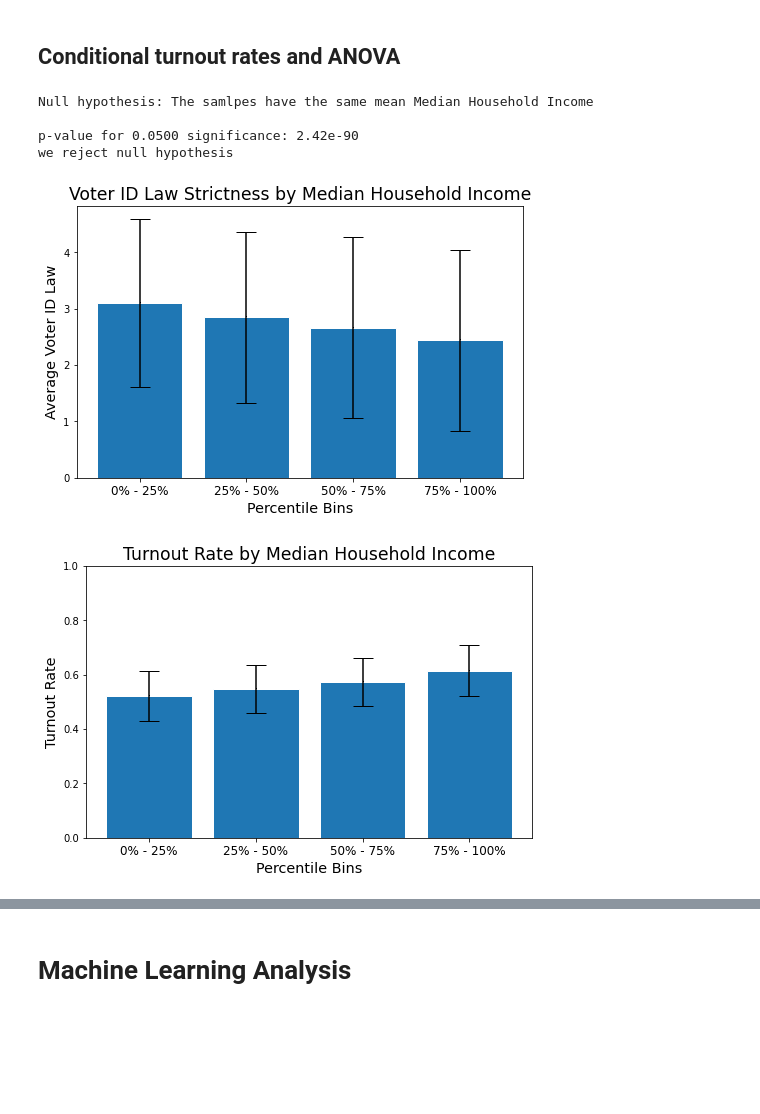
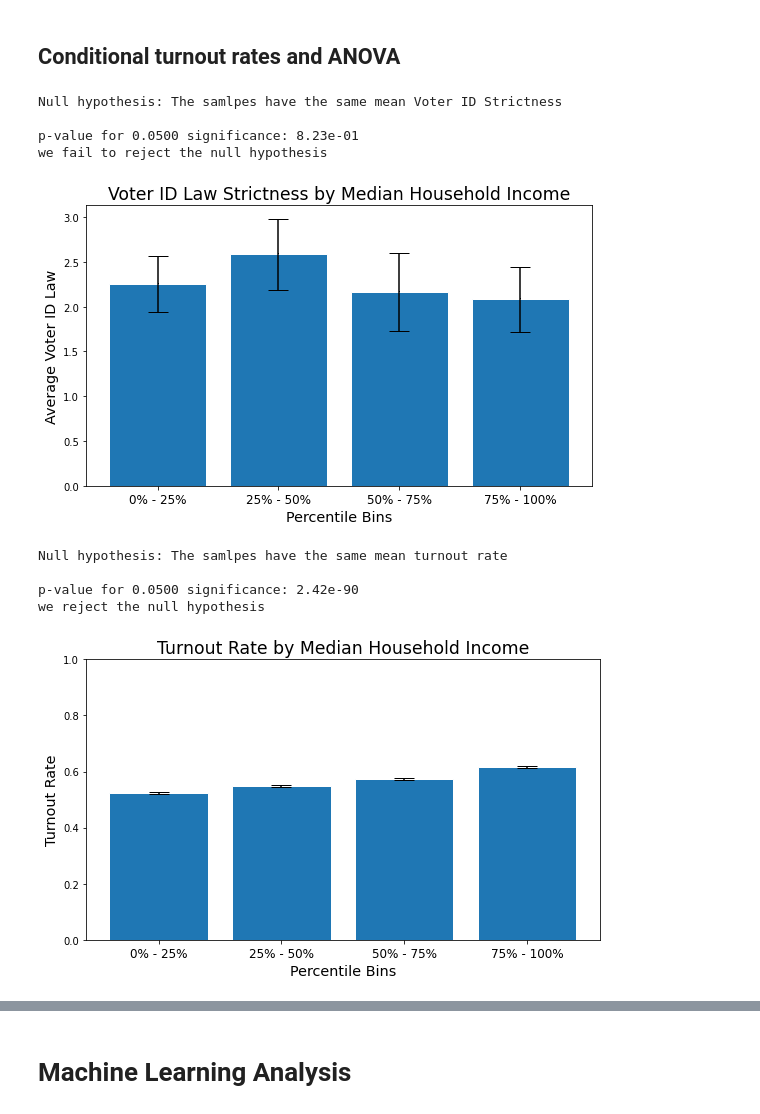
Before and after one commit to DesiPilla/demographics-voterid-turnout, a Jupyter notebook: Data_Analysis.ipynb, the cells around one changed output, grey strips where cells are left out. Drawn from its saved outputs; the diff is of its cells as text; code cells hidden in the pictures; blank space fills up the shorter version.

```diff
--- a/Data_Analysis.ipynb
+++ b/Data_Analysis.ipynb
@@ -58,0 +65,9 @@ turngeo_mainland = gp.read_file('/content/drive/My Drive/MLPP Project/Data/turng
+# %%
+feat = data_no_ak.drop(columns=['county_fip', 'turnout', 'county_nam', 'state_abbr', 'VEP', 'STATEFP', 'ElectoralV', 'VoterIDL_1', 'geometry'])
+feat_st = (feat - feat.mean()) / feat.std()
+
+target = data_no_ak.turnout
+target[target > 1] = 1
+target_st = (target - target.mean()) / target.std()
+
+X_train, X_test, y_train, y_test = train_test_split(feat_st, target_st, test_size=0.25, random_state=667)
@@ -295,33 +337,38 @@ we reject null hypothesis
 # %% [markdown]
 ## Conditional turnout rates and ANOVA
 # %%
-def print_anova(xcol, ycol='turnout', n_bins=4, target='turnout rate', alpha=0.05):
+def print_anova(xcol, ycol='turnout', n_bins=4, target='turnout rate', alpha=0.05, df=data_no_ak):
     if not n_bins:
-        bins, means, stds, labels = split_by(xcol, ycol)
+        bins, means, stds, labels = split_by(xcol, ycol, df=df)
     else:
-        bins, means, stds, labels = make_bins(xcol, ycol, n_bins)
+        bins, means, stds, labels = make_bins(xcol, ycol, n_bins, df=df)
 
     F, p = f_oneway(*bins)
 
     print('Null hypothesis: The samlpes have the \033[1msame mean', target, '\033[0m')
     print("\np-value for {0:.4f} significance: {1:.2e}\033[1m".format(alpha, p))
     if p < alpha:
-        print("we reject null hypothesis")
+        print("we reject the null hypothesis")
     else:
-        print("we accept null hypothesis")
+        print("we fail to reject the null hypothesis")
     print('\033[0m')
+# %%
+fig = plot_split('MedianHous', 'VoterIDLaw', 4, 'Median Household Income', df=feat_states);
+fig.savefig('/content/drive/My Drive/MLPP Project/Pictures/conditionals/medianhous_conditional_idlaw.png', clobber=True)
+print_anova('MedianHous', 'VoterIDLaw', n_bins=4, target='Voter ID Strictness', df=feat_states)
+# %% [output]
+Null hypothesis: The samlpes have the same mean Voter ID Strictness
+
+p-value for 0.0500 significance: 8.23e-01
+we fail to reject the null hypothesis
+[figure, added]
 # %%
-fig = plot_split('MedianHous', 'VoterIDLaw', 4, 'Median Household Income');
-fig.savefig('/content/drive/My Drive/MLPP Project/Pictures/conditionals/medianhous_conditional_idlaw.png', clobber=True)
-
 fig = plot_split('MedianHous', 'turnout', 4, 'Median Household Income');
 fig.savefig('/content/drive/My Drive/MLPP Project/Pictures/conditionals/medianhous_conditional_turnouts.png', clobber=True)
-
-print_anova('MedianHous', 'turnout', n_bins=4, target='Median Household Income')
+print_anova('MedianHous', 'turnout', n_bins=4, target='turnout rate')
 # %% [output]
-Null hypothesis: The samlpes have the same mean Median Household Income
+Null hypothesis: The samlpes have the same mean turnout rate
 
 p-value for 0.0500 significance: 2.42e-90
-we reject null hypothesis
+we reject the null hypothesis
-[figure, old version]
+[figure, new version]
-[figure, removed]
```
Also changed, not shown: parts of 82 cells of this notebook.
